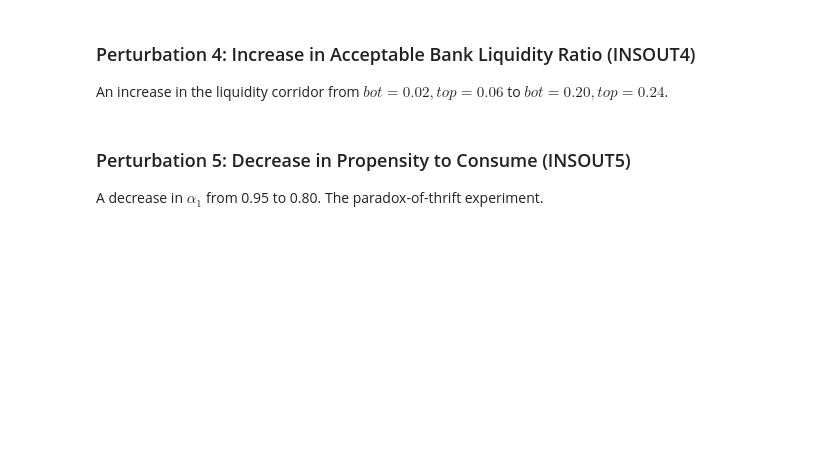
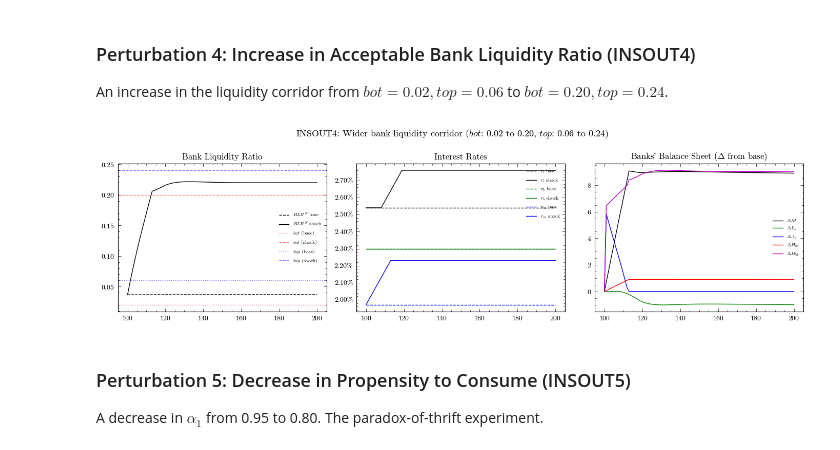
Before and after one commit to KarlNaumann/MacroStat, a Jupyter notebook: docs/models/GL06/GL06INSOUT.ipynb, the cells around one changed output. Cells and saved outputs as stored; diff of their text form; code cells hidden in the pictures; blank space fills up the shorter version.

```diff
--- a/docs/models/GL06/GL06INSOUT.ipynb
+++ b/docs/models/GL06/GL06INSOUT.ipynb
@@ -891,68 +720,49 @@ out4 = model4.variables.to_pandas()
 # %%
 trigger = params["scenario_trigger"]
 sl = slice(trigger, None)
 
 fig, axs = plt.subplots(ncols=3, nrows=1, figsize=(14, 4))
 
 # Bank liquidity ratio corridor
-axs[0].plot(
-    output.loc[sl].index,
-    output.loc[sl, "BankLiquidityRatioTentative"],
-    "k--",
-    label="$BLR^N$ base",
-)
-axs[0].plot(
-    out4.loc[sl].index,
-    out4.loc[sl, "BankLiquidityRatioTentative"],
-    "k-",
-    label="$BLR^N$ shock",
-)
-axs[0].axhline(
-    y=params["BankLiquidityFloor"], color="r", ls=":", alpha=0.5, label="$bot$ (base)"
-)
-axs[0].axhline(y=0.20, color="r", ls="--", alpha=0.5, label="$bot$ (shock)")
-axs[0].axhline(
-    y=params["BankLiquidityCeiling"], color="b", ls=":", alpha=0.5, label="$top$ (base)"
-)
-axs[0].axhline(y=0.24, color="b", ls="--", alpha=0.5, label="$top$ (shock)")
-axs[0].set_title("Bank Liquidity Ratio")
+axs[0].plot(output.loc[sl].index, output.loc[sl, 'BankLiquidityRatioTentative'], 'k--', label='$BLR^N$ base')
+axs[0].plot(out4.loc[sl].index, out4.loc[sl, 'BankLiquidityRatioTentative'], 'k-', label='$BLR^N$ shock')
+axs[0].axhline(y=params["BankLiquidityFloor"], color='r', ls=':', alpha=0.5, label='$bot$ (base)')
+axs[0].axhline(y=0.20, color='r', ls='--', alpha=0.5, label='$bot$ (shock)')
+axs[0].axhline(y=params["BankLiquidityCeiling"], color='b', ls=':', alpha=0.5, label='$top$ (base)')
+axs[0].axhline(y=0.24, color='b', ls='--', alpha=0.5, label='$top$ (shock)')
+axs[0].set_title('Bank Liquidity Ratio')
 axs[0].legend(frameon=False, fontsize=7)
 
 # Interest rates
-axs[1].plot(output.loc[sl].index, output.loc[sl, "LoanRate"], "k--", label="$r_l$ base")
-axs[1].plot(out4.loc[sl].index, out4.loc[sl, "LoanRate"], "k-", label="$r_l$ shock")
-axs[1].plot(output.loc[sl].index, output.loc[sl, "BillRate"], "g--", label="$r_b$ base")
-axs[1].plot(out4.loc[sl].index, out4.loc[sl, "BillRate"], "g-", label="$r_b$ shock")
-axs[1].plot(
-    output.loc[sl].index, output.loc[sl, "DepositRate"], "b--", label="$r_m$ base"
-)
-axs[1].plot(out4.loc[sl].index, out4.loc[sl, "DepositRate"], "b-", label="$r_m$ shock")
-axs[1].set_title("Interest Rates")
+axs[1].plot(output.loc[sl].index, output.loc[sl, 'LoanRate'], 'k--', label='$r_l$ base')
+axs[1].plot(out4.loc[sl].index, out4.loc[sl, 'LoanRate'], 'k-', label='$r_l$ shock')
+axs[1].plot(output.loc[sl].index, output.loc[sl, 'BillRate'], 'g--', label='$r_b$ base')
+axs[1].plot(out4.loc[sl].index, out4.loc[sl, 'BillRate'], 'g-', label='$r_b$ shock')
+axs[1].plot(output.loc[sl].index, output.loc[sl, 'DepositRate'], 'b--', label='$r_m$ base')
+axs[1].plot(out4.loc[sl].index, out4.loc[sl, 'DepositRate'], 'b-', label='$r_m$ shock')
+axs[1].set_title('Interest Rates')
 axs[1].yaxis.set_major_formatter(PercentFormatter(1))
 axs[1].legend(frameon=False, fontsize=7)
 
 # Banks' balance sheet (delta from baseline)
-dM = (out4.loc[sl, "M1Supply"] + out4.loc[sl, "M2Supply"]) - (
-    output.loc[sl, "M1Supply"] + output.loc[sl, "M2Supply"]
-)
-dLs = out4.loc[sl, "LoansSupply"] - output.loc[sl, "LoansSupply"]
-dAs = out4.loc[sl, "AdvancesSupply"] - output.loc[sl, "AdvancesSupply"]
-dHbs = out4.loc[sl, "CashBanksSupply"] - output.loc[sl, "CashBanksSupply"]
-dBbd = out4.loc[sl, "BillsBank"] - output.loc[sl, "BillsBank"]
-axs[2].plot(dM.index, dM, "k-", label=r"$\Delta M$")
-axs[2].plot(dLs.index, dLs, "g-", label=r"$\Delta L_s$")
-axs[2].plot(dAs.index, dAs, "b-", label=r"$\Delta A_s$")
-axs[2].plot(dHbs.index, dHbs, "r-", label=r"$\Delta H_{bs}$")
-axs[2].plot(dBbd.index, dBbd, "m-", label=r"$\Delta B_{bd}$")
+dM = (out4.loc[sl, 'M1Supply'] + out4.loc[sl, 'M2Supply']) - (output.loc[sl, 'M1Supply'] + output.loc[sl, 'M2Supply'])
+dLs = out4.loc[sl, 'LoansSupply'] - output.loc[sl, 'LoansSupply']
+dAs = out4.loc[sl, 'AdvancesSupply'] - output.loc[sl, 'AdvancesSupply']
+dHbs = out4.loc[sl, 'CashBanksSupply'] - output.loc[sl, 'CashBanksSupply']
+dBbd = out4.loc[sl, 'BillsBank'] - output.loc[sl, 'BillsBank']
+axs[2].plot(dM.index, dM, 'k-', label=r'$\Delta M$')
+axs[2].plot(dLs.index, dLs, 'g-', label=r'$\Delta L_s$')
+axs[2].plot(dAs.index, dAs, 'b-', label=r'$\Delta A_s$')
+axs[2].plot(dHbs.index, dHbs, 'r-', label=r'$\Delta H_{bs}$')
+axs[2].plot(dBbd.index, dBbd, 'm-', label=r'$\Delta B_{bd}$')
 axs[2].set_title(r"Banks' Balance Sheet ($\Delta$ from base)")
 axs[2].legend(frameon=False, fontsize=7)
 
-fig.suptitle(
-    "INSOUT4: Wider bank liquidity corridor ($bot$: 0.02 to 0.20, $top$: 0.06 to 0.24)",
-    fontsize=13,
-)
+fig.suptitle('INSOUT4: Wider bank liquidity corridor ($bot$: 0.02 to 0.20, $top$: 0.06 to 0.24)', fontsize=13)
 plt.tight_layout()
 plt.show()
+# %% [output]
+[figure, added]
 # %% [markdown]
 ### Perturbation 5: Decrease in Propensity to Consume (INSOUT5)
 
```
Also changed, not shown: parts of 9 cells of this notebook, 1 other file.
